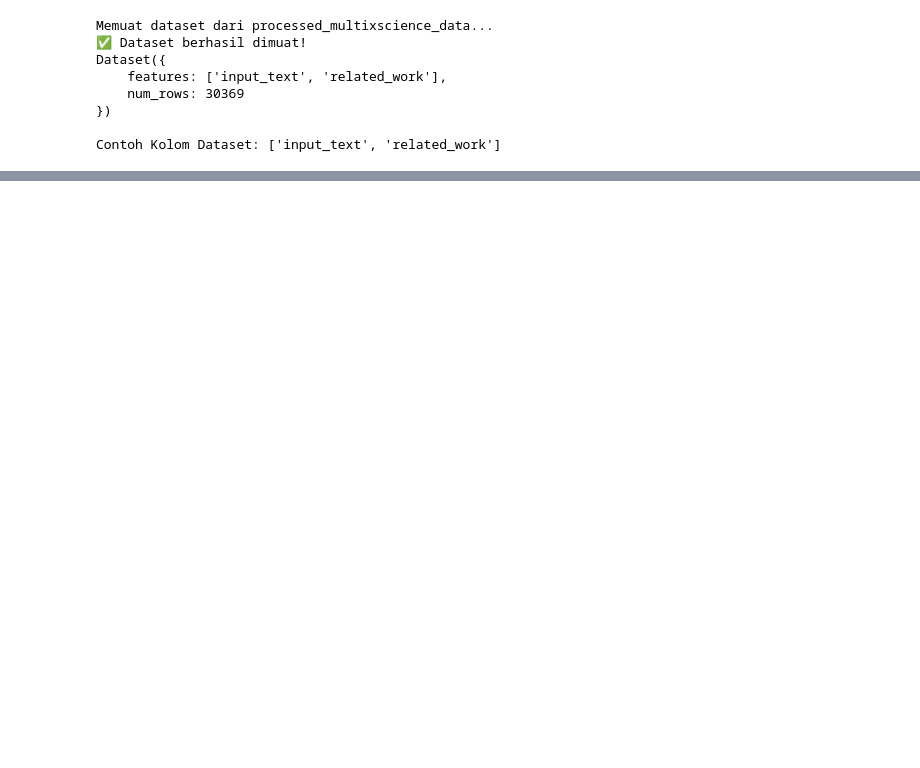
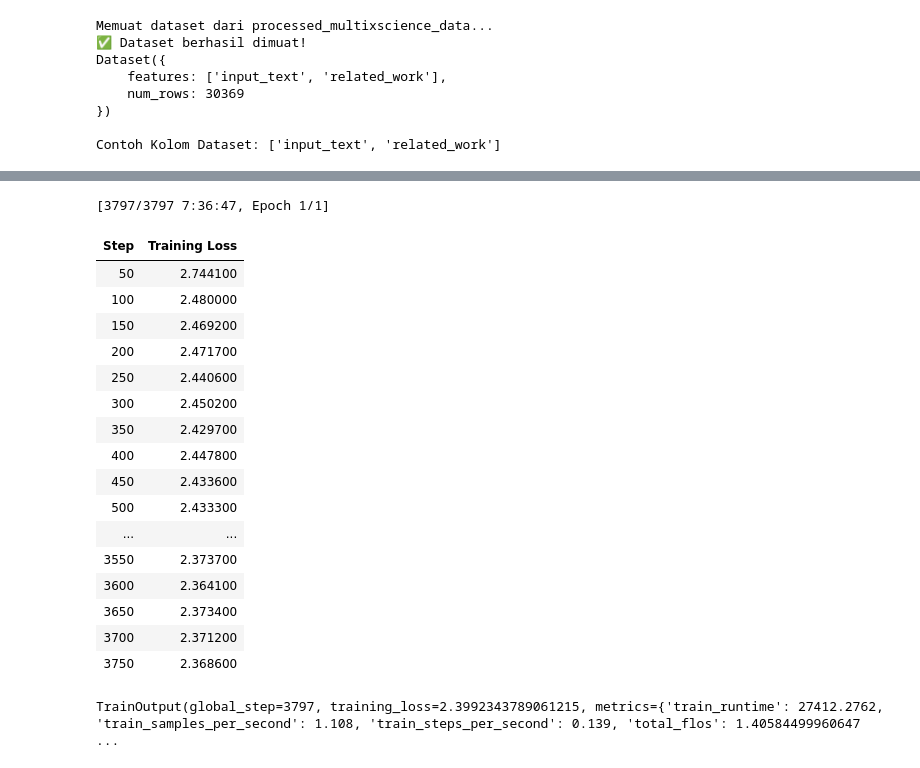
Before and after one commit to buatanalan/Tubes-NLP-PaperMatch, a Jupyter notebook: related_work_generation.ipynb, the cells around one changed output, grey strips where cells are left out. Cells and saved outputs as stored; diff of their text form; code cells hidden in the pictures; blank space fills up the shorter version.

```diff
--- a/related_work_generation.ipynb
+++ b/related_work_generation.ipynb
@@ -114,0 +168,58 @@ True
+# %%
+import accelerate
+from trl import SFTTrainer
+from transformers import TrainingArguments
+
+# Define Training Arguments
+training_args = TrainingArguments(
+    per_device_train_batch_size = 2, # Batch size sesuai VRAM Anda
+    gradient_accumulation_steps = 4, # Jumlah step akumulasi gradien
+    warmup_steps = 5, # Warmup steps awal
+    # max_steps = 60, # Total step training (sesuaikan dengan budget Anda)
+    learning_rate = 2e-4, # Learning rate optimal
+    fp16 = not torch.cuda.is_bf16_supported(), # Menggunakan fp16 jika bf16 tidak didukung
+    bf16 = torch.cuda.is_bf16_supported(), # Menggunakan bf16 jika didukung (lebih baik)
+    logging_steps = 50, # Logging setiap 1 step
+    optim = "adamw_8bit", # Optimizer
+    weight_decay = 0.01, # Weight decay
+    lr_scheduler_type = "linear", # Linear scheduler
+    num_train_epochs=1,
+    seed = 3407, # Random seed
+    output_dir = "outputs", # Direktori output
+    save_strategy="epoch",
+    push_to_hub=False,
+    report_to=[]
+)
+
+# Trainer
+trainer = SFTTrainer(
+    model = model,
+    tokenizer = tokenizer,
+    train_dataset = formatted_datasets, # Menggunakan dataset yang sudah diformat
+    dataset_text_field = "text", # Menunjukkan kolom 'text' sebagai input utama
+    max_seq_length = 1024,
+    args = training_args,
+)
+
+# Train the model
+trainer.train()
+# %% [output]
+[3797/3797 7:36:47, Epoch 1/1]
+| Step | Training Loss |
+| 50 | 2.744100 |
+| 100 | 2.480000 |
+| 150 | 2.469200 |
+| 200 | 2.471700 |
+| 250 | 2.440600 |
+| 300 | 2.450200 |
+| 350 | 2.429700 |
+| 400 | 2.447800 |
+| 450 | 2.433600 |
+| 500 | 2.433300 |
+| ... | ... |
+| 3550 | 2.373700 |
+| 3600 | 2.364100 |
+| 3650 | 2.373400 |
+| 3700 | 2.371200 |
+| 3750 | 2.368600 |
+TrainOutput(global_step=3797, training_loss=2.3992343789061215, metrics={'train_runtime': 27412.2762, 'train_samples_per_second': 1.108, 'train_steps_per_second': 0.139, 'total_flos': 1.40584499960647 ...
```
Also changed, not shown: parts of 8 cells of this notebook, 5 other files.
